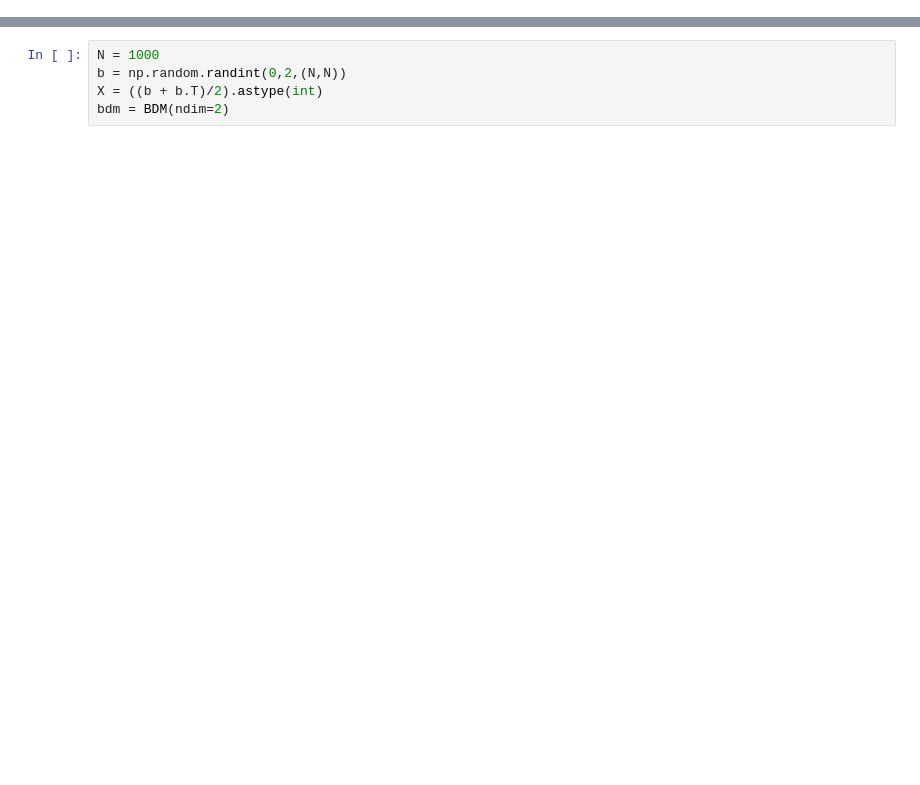
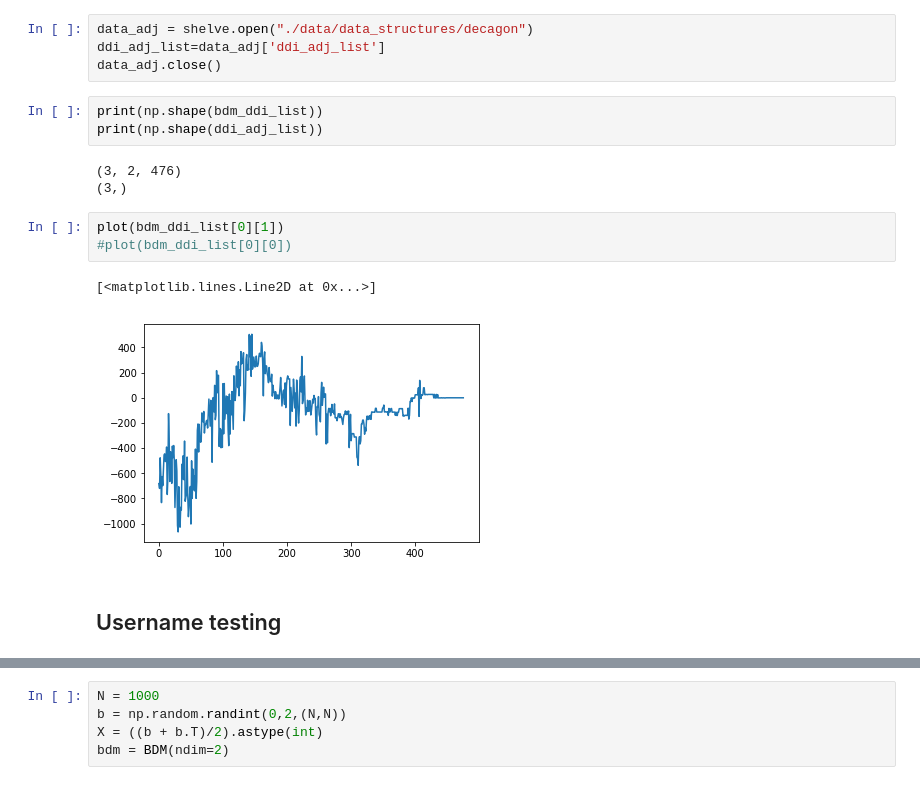
Before and after one commit to diitaz93/Master-Thesis, a Jupyter notebook: sandbox.ipynb, the cells around one changed output, grey strips where cells are left out. Cells and saved outputs as stored; diff of their text form; blank space fills up the shorter version.

```diff
--- a/sandbox.ipynb
+++ b/sandbox.ipynb
@@ -16,0 +41,18 @@ from itertools import product
+# %%
+data_adj = shelve.open("./data/data_structures/decagon")
+ddi_adj_list=data_adj['ddi_adj_list']
+data_adj.close()
+# %%
+print(np.shape(bdm_ddi_list))
+print(np.shape(ddi_adj_list))
+# %% [output]
+(3, 2, 476)
+(3,)
+# %%
+plot(bdm_ddi_list[0][1])
+#plot(bdm_ddi_list[0][0])
+# %% [output]
+[<matplotlib.lines.Line2D at 0x...>]
+[figure, added]
+# %% [markdown]
+## Username testing
```
Also changed, not shown: parts of 32 cells of this notebook, 37 other files.
